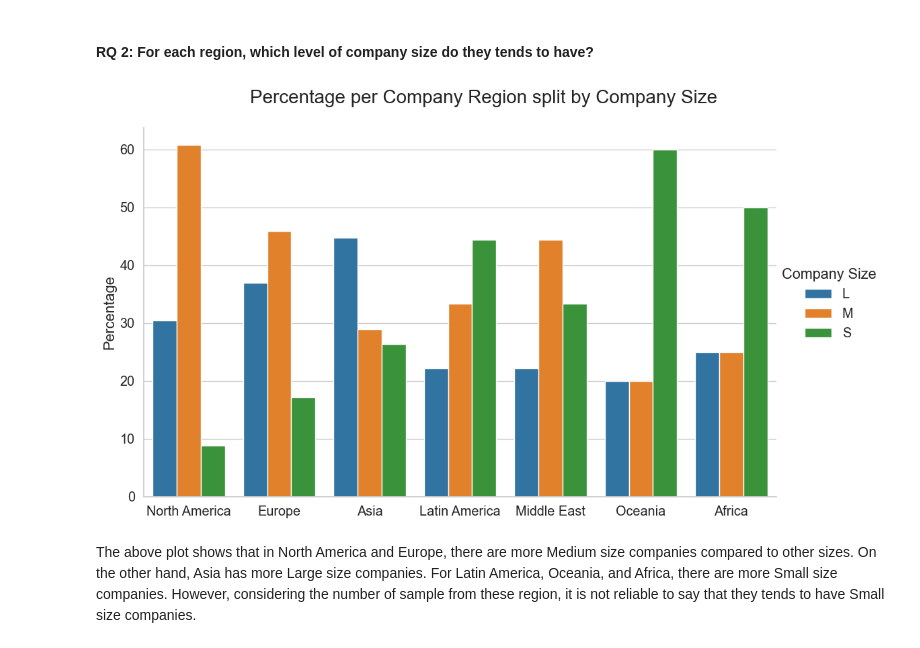
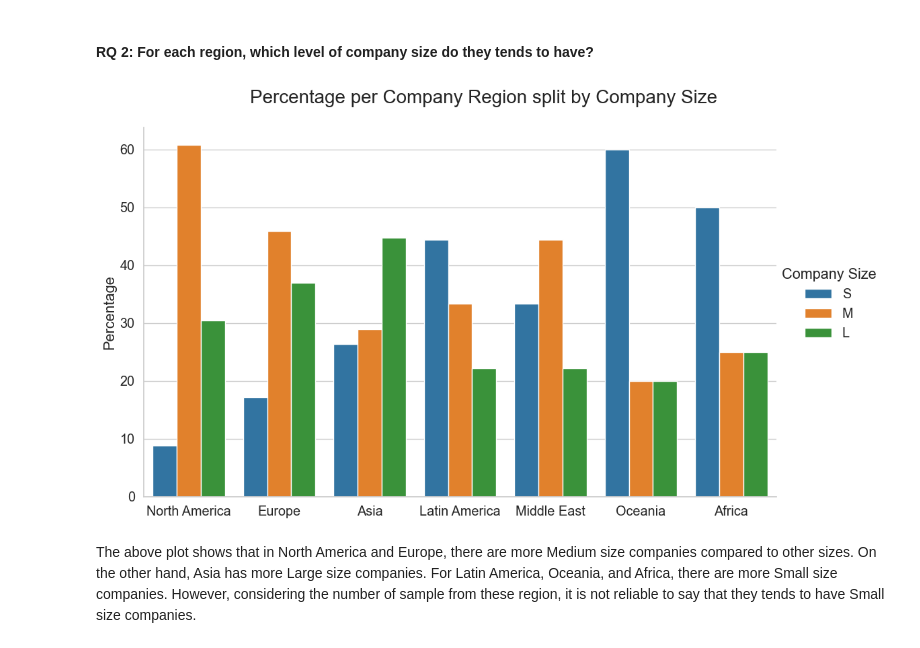
Before and after one commit to ubco-W2022T2-data301/project-group-group07, a Jupyter notebook: analysis/analysis1.ipynb, the cells around one changed output. Drawn from its saved outputs; the diff is of its cells as text; code cells hidden in the pictures.

Commit message:
modified plot axis

```diff
--- a/analysis/analysis1.ipynb
+++ b/analysis/analysis1.ipynb
@@ -568,18 +568,18 @@ The above catplot shows that most of the data are collected from companies in No
 # %% [markdown]
 #### RQ 2: For each region, which level of company size do they tends to have?
 # %%
-axPercentSummary = sns.catplot(data = dfSummary, kind = "bar",
-                               x = "company_region", y = "percentage", hue = "company_size",
+axPercentSummary = sns.catplot(data = dfSummary, kind = "bar", x = "company_region", y = "percentage",
+                               hue = "company_size", hue_order=["S", "M", "L"],
                                height = 7, aspect = 1.5, palette = "tab10"
                                )
 axPercentSummary.fig.subplots_adjust(top=.9)
 axPercentSummary.fig.suptitle("Percentage per Company Region split by Company Size", size = 20)
 axPercentSummary.legend.set_title("Company Size")
 plt.xlabel("")
 plt.ylabel("Percentage")
 plt.show()
 # %% [output]
-[figure, old version]
+[figure, new version]
 # %% [markdown]
 The above plot shows that in North America and Europe, there are more Medium size companies compared to other sizes. On the other hand, Asia has more Large size companies. For Latin America, Oceania, and Africa, there are more Small size companies. However, considering the number of sample from these region, it is not reliable to say that they tends to have Small size companies.
 # %% [markdown]
```
Also changed, not shown: parts of 2 cells of this notebook.
